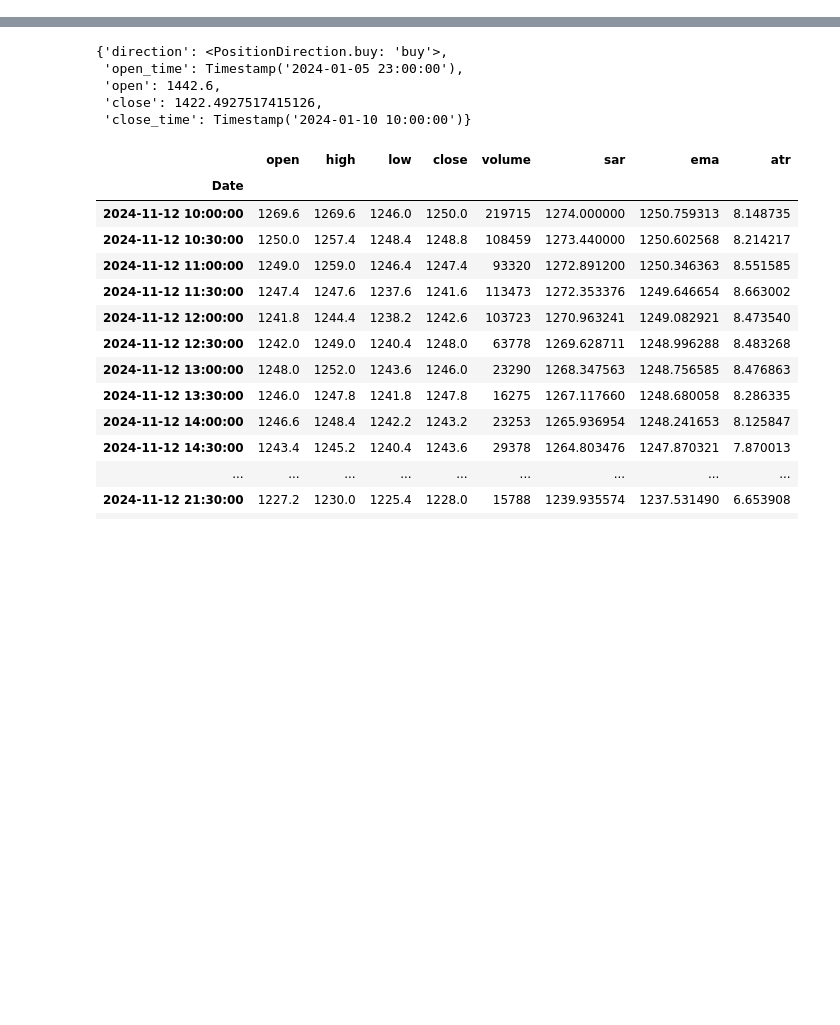
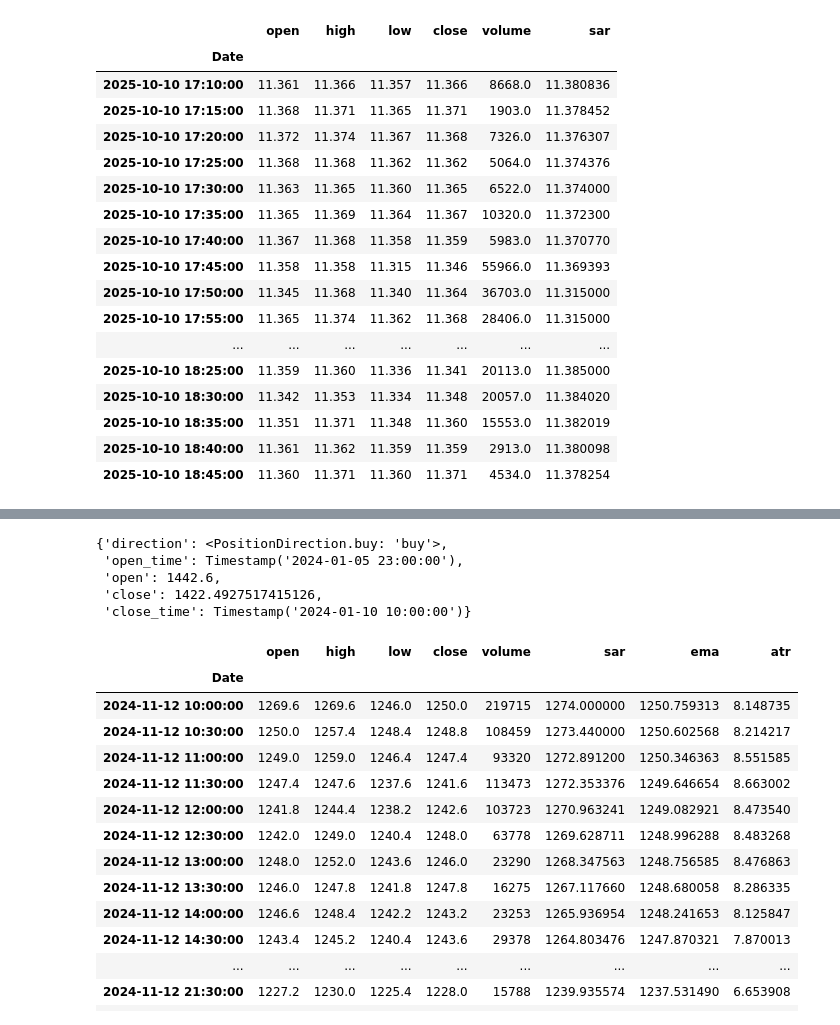
Before and after one commit to Ka6ah505/TradeWithLua, a Jupyter notebook: models/backtrader_optimize.ipynb, the cells around one changed output, grey strips where cells are left out. Saved outputs shown, nothing was run; the diff lists cells and outputs as text; code cells hidden in the pictures; blank space fills up the shorter version.

```diff
--- a/models/backtrader_optimize.ipynb
+++ b/models/backtrader_optimize.ipynb
@@ -92,0 +30,21 @@ def cached_atr(df_hash: str, period: int):
+# %%
+df.tail(20)
+# %% [output]
+|  | open | high | low | close | volume | sar |
+| Date |  |  |  |  |  |  |
+| 2025-10-10 17:10:00 | 11.361 | 11.366 | 11.357 | 11.366 | 8668.0 | 11.380836 |
+| 2025-10-10 17:15:00 | 11.368 | 11.371 | 11.365 | 11.371 | 1903.0 | 11.378452 |
+| 2025-10-10 17:20:00 | 11.372 | 11.374 | 11.367 | 11.368 | 7326.0 | 11.376307 |
+| 2025-10-10 17:25:00 | 11.368 | 11.368 | 11.362 | 11.362 | 5064.0 | 11.374376 |
+| 2025-10-10 17:30:00 | 11.363 | 11.365 | 11.360 | 11.365 | 6522.0 | 11.374000 |
+| 2025-10-10 17:35:00 | 11.365 | 11.369 | 11.364 | 11.367 | 10320.0 | 11.372300 |
+| 2025-10-10 17:40:00 | 11.367 | 11.368 | 11.358 | 11.359 | 5983.0 | 11.370770 |
+| 2025-10-10 17:45:00 | 11.358 | 11.358 | 11.315 | 11.346 | 55966.0 | 11.369393 |
+| 2025-10-10 17:50:00 | 11.345 | 11.368 | 11.340 | 11.364 | 36703.0 | 11.315000 |
+| 2025-10-10 17:55:00 | 11.365 | 11.374 | 11.362 | 11.368 | 28406.0 | 11.315000 |
+| ... | ... | ... | ... | ... | ... | ... |
+| 2025-10-10 18:25:00 | 11.359 | 11.360 | 11.336 | 11.341 | 20113.0 | 11.385000 |
+| 2025-10-10 18:30:00 | 11.342 | 11.353 | 11.334 | 11.348 | 20057.0 | 11.384020 |
+| 2025-10-10 18:35:00 | 11.351 | 11.371 | 11.348 | 11.360 | 15553.0 | 11.382019 |
+| 2025-10-10 18:40:00 | 11.361 | 11.362 | 11.359 | 11.359 | 2913.0 | 11.380098 |
+| 2025-10-10 18:45:00 | 11.360 | 11.371 | 11.360 | 11.371 | 4534.0 | 11.378254 |
```
Also changed, not shown: parts of 26 cells of this notebook, 7 other files.
